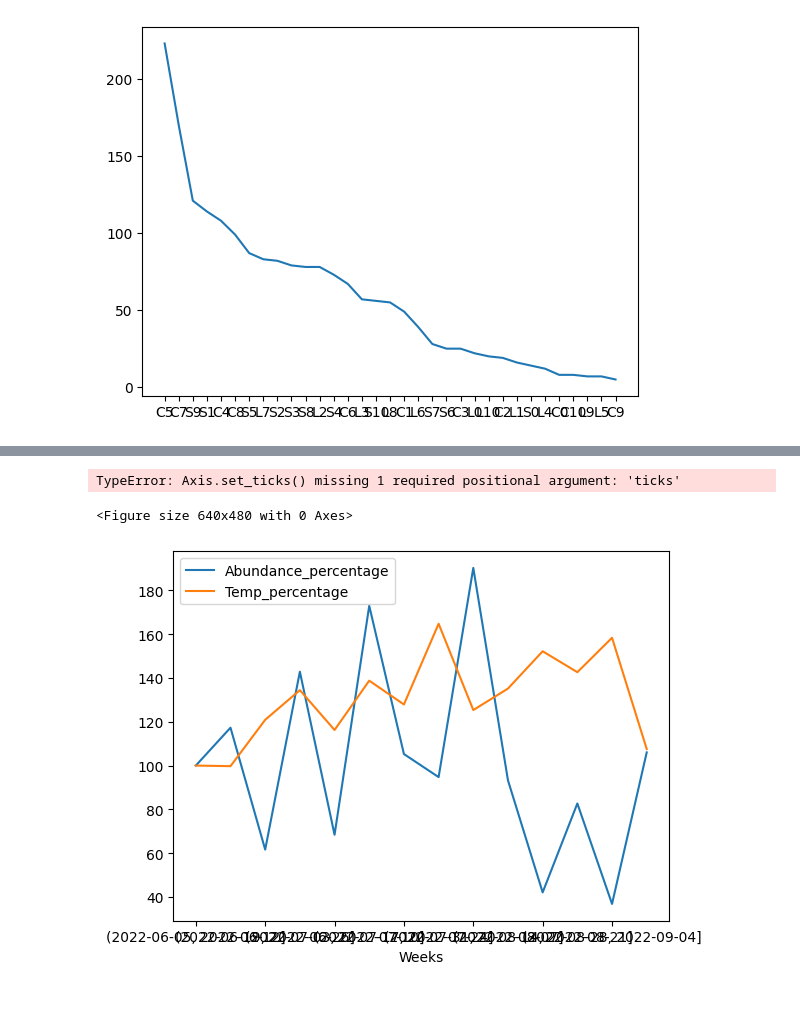
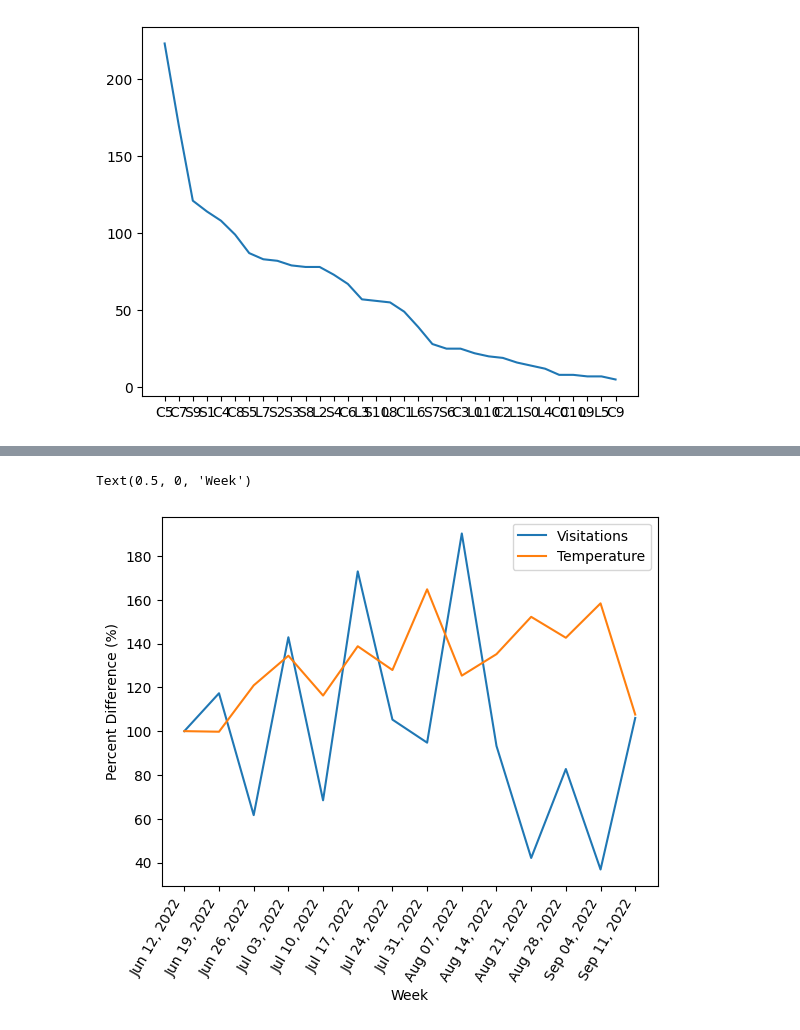
Before and after one commit to lizard777/CPSC_3430_project, a Jupyter notebook: Group_Project.ipynb, the cells around one changed output, grey strips where cells are left out. Cells and saved outputs as stored; diff of their text form; code cells hidden in the pictures; blank space fills up the shorter version.

```diff
--- a/Group_Project.ipynb
+++ b/Group_Project.ipynb
@@ -284,10 +156,14 @@ df_mean
-# %%
-fig = plt.figure()
-ax = df_mean.plot()
-plt.xlabel('Weeks')
-ax.set_xticks()
-plt.ylabel('Percentage (%)')
-# %% [output]
-TypeError: Axis.set_ticks() missing 1 required positional argument: 'ticks'
-<Figure size 640x480 with 0 Axes>
-[figure, removed]
+# %%
+df_mean['date'] = bins[4:]
+df_mean.set_index(["date"],inplace=True)
+df_mean.index = df_mean.index.strftime("%b %d, %Y")
+# %%
+fig, ax = plt.subplots()
+ax.plot(df_mean.index, df_mean['Abundance_percentage'], df_mean['Temp_percentage'])
+plt.xticks(rotation = 60, horizontalalignment='right')
+ax.legend(['Visitations', 'Temperature'])
+ax.set_ylabel('Percent Difference (%)')
+ax.set_xlabel('Week')
+# %% [output]
+Text(0.5, 0, 'Week')
+[figure, added]
```
Also changed, not shown: parts of 7 cells of this notebook.
